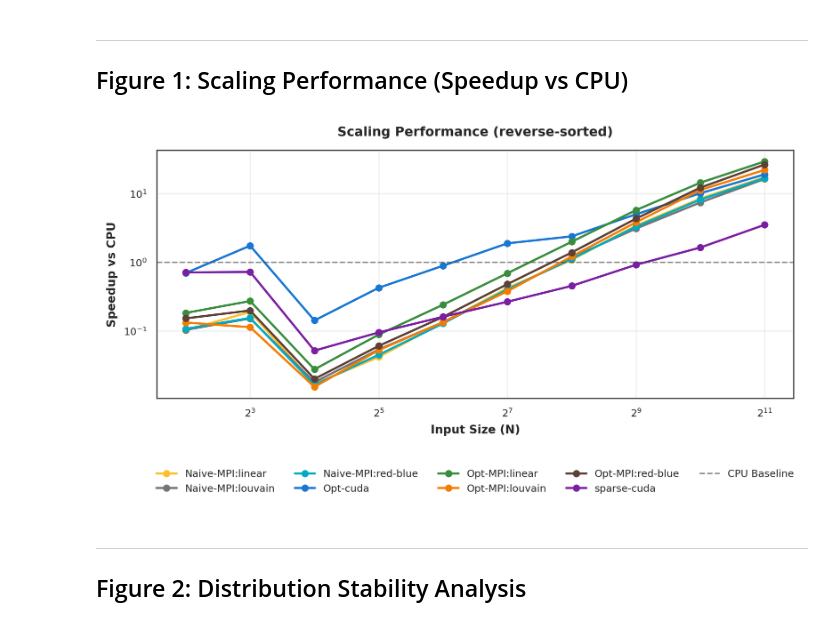
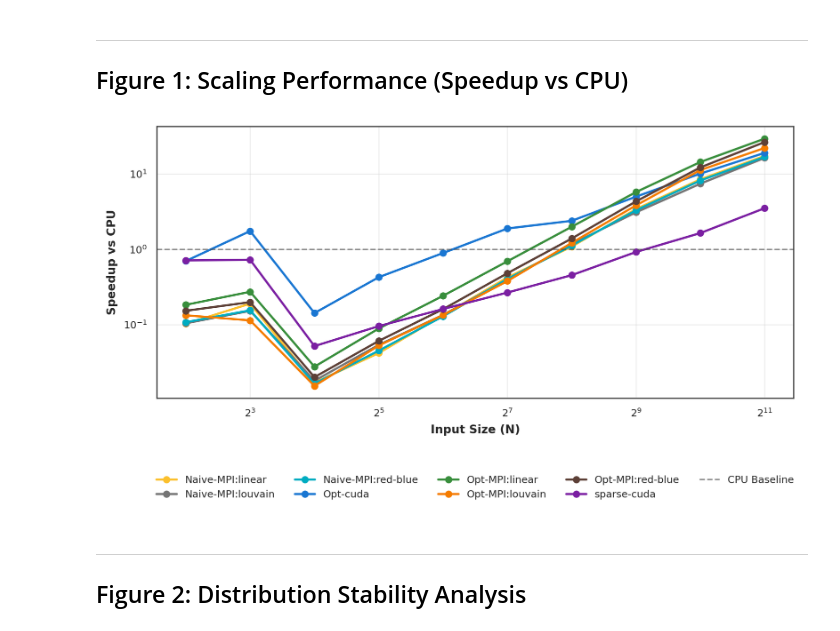
Before and after one commit to LipatJob/distributed-snp, a Jupyter notebook: paper_analysis_improved.ipynb, the cells around one changed output. Cells and saved outputs as stored; diff of their text form; code cells hidden in the pictures.

```diff
--- a/paper_analysis_improved.ipynb
+++ b/paper_analysis_improved.ipynb
@@ -280,36 +280,36 @@ if not df_scale.empty:
             label = impl.replace('cuda-mpi', 'MPI').replace('optimized', 'Opt').replace('naive', 'Naive')
 
             ax.plot(impl_data['Size'], impl_data['Speedup'],
                    marker='o', color=color, label=label, linewidth=1.5, markersize=4)
 
         # Baseline
         ax.axhline(1, color='#424242', linestyle='--', alpha=0.6, linewidth=1.0,
                   label='CPU Baseline')
 
         # Styling
         ax.set_xscale('log', base=2)
         ax.set_yscale('log')
         ax.set_xlabel('Input Size (N)', fontweight='bold')
         ax.set_ylabel('Speedup vs CPU', fontweight='bold')
-        ax.set_title(f'Scaling Performance ({target_dist})',
-                    pad=10, fontweight='bold')
+        # ax.set_title(f'Scaling Performance ({target_dist})',
+        #             pad=10, fontweight='bold')
 
         ax.grid(True, which='major', alpha=0.4, linestyle='-', linewidth=0.6)
 
         # Legend inside or below? Below for 2-col usually better to save vertical space?
         # Or right side. Let's put it below.
         ax.legend(bbox_to_anchor=(0.5, -0.25), loc='upper center', frameon=False,
                  ncol=5)
 
         plt.tight_layout()
         plt.savefig('paper_figs/fig1_scaling.png', bbox_inches='tight', dpi=300)
         plt.show()
     else:
         print("⚠ No CPU baseline found")
 else:
     print("⚠ No scaling data available")
 # %% [output]
-[figure, old version]
+[figure, new version]
 # %% [markdown]
 ---
 ## Figure 2: Distribution Stability Analysis
```
Also changed, not shown: parts of 7 cells of this notebook.
